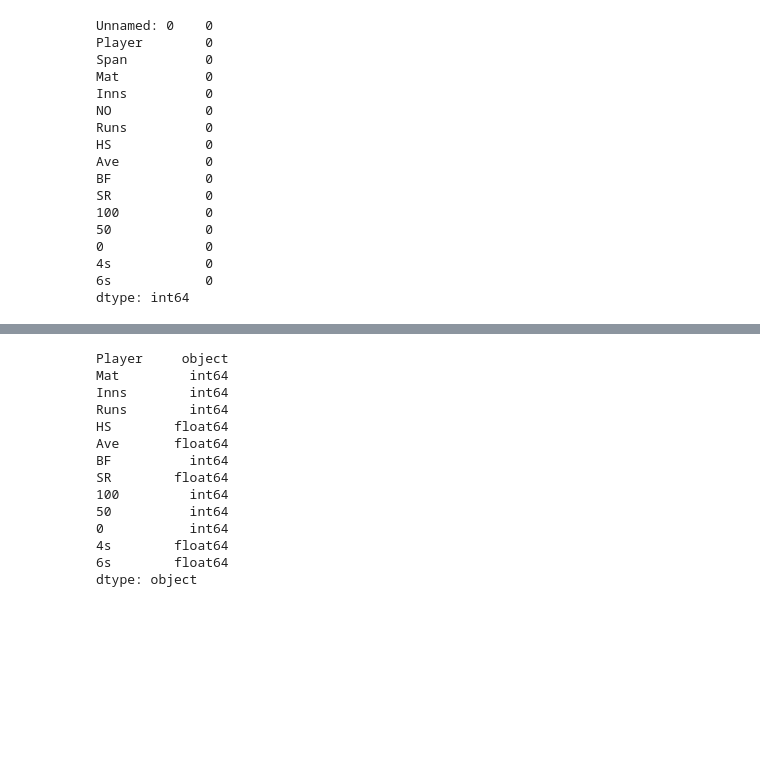
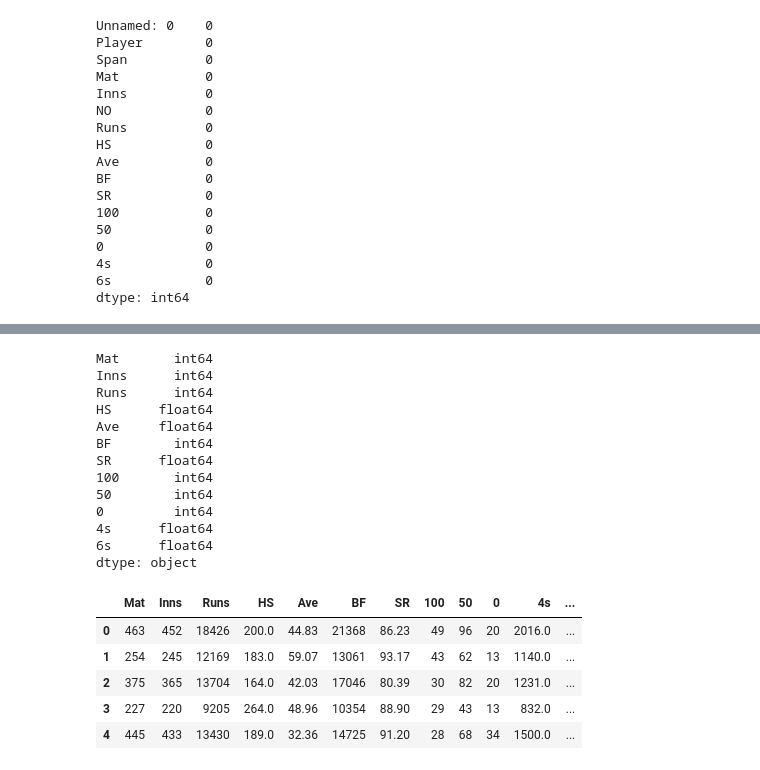
Before and after one commit to Raks-enter/Top-XI-Prediction, a Jupyter notebook: notebook/eda player XI.ipynb, the cells around one changed output, grey strips where cells are left out. Saved outputs shown, nothing was run; the diff lists cells and outputs as text; code cells hidden in the pictures; blank space fills up the shorter version.

```diff
--- a/notebook/eda player XI.ipynb
+++ b/notebook/eda player XI.ipynb
@@ -56,7 +56,7 @@ SR            0
 6s            0
 dtype: int64
 # %%
-df.drop(['Span','NO','Unnamed: 0'],axis=1,inplace=True)
+df.drop(['Span','NO','Unnamed: 0','Player'],axis=1,inplace=True)
 # %%
 df.columns
 # %% [output]
@@ -96,20 +95,25 @@ df['6s'] = pd.to_numeric(df['6s'], errors='coerce')
 # %%
 df.dtypes
 # %% [output]
-Player     object
-Mat         int64
-Inns        int64
-Runs        int64
-HS        float64
-Ave       float64
-BF          int64
-SR        float64
-100         int64
-50          int64
-0           int64
-4s        float64
-6s        float64
+Mat       int64
+Inns      int64
+Runs      int64
+HS      float64
+Ave     float64
+BF        int64
+SR      float64
+100       int64
+50        int64
+0         int64
+4s      float64
+6s      float64
 dtype: object
-# %%
-
-df['Player']=df['Player']
+# %%
+df.head()
+# %% [output]
+|  | Mat | Inns | Runs | HS | Ave | BF | SR | 100 | 50 | 0 | 4s | ... |
+| 0 | 463 | 452 | 18426 | 200.0 | 44.83 | 21368 | 86.23 | 49 | 96 | 20 | 2016.0 | ... |
+| 1 | 254 | 245 | 12169 | 183.0 | 59.07 | 13061 | 93.17 | 43 | 62 | 13 | 1140.0 | ... |
+| 2 | 375 | 365 | 13704 | 164.0 | 42.03 | 17046 | 80.39 | 30 | 82 | 20 | 1231.0 | ... |
+| 3 | 227 | 220 | 9205 | 264.0 | 48.96 | 10354 | 88.90 | 29 | 43 | 13 | 832.0 | ... |
+| 4 | 445 | 433 | 13430 | 189.0 | 32.36 | 14725 | 91.20 | 28 | 68 | 34 | 1500.0 | ... |
```
Also changed, not shown: parts of 14 cells of this notebook, 1 other file.
